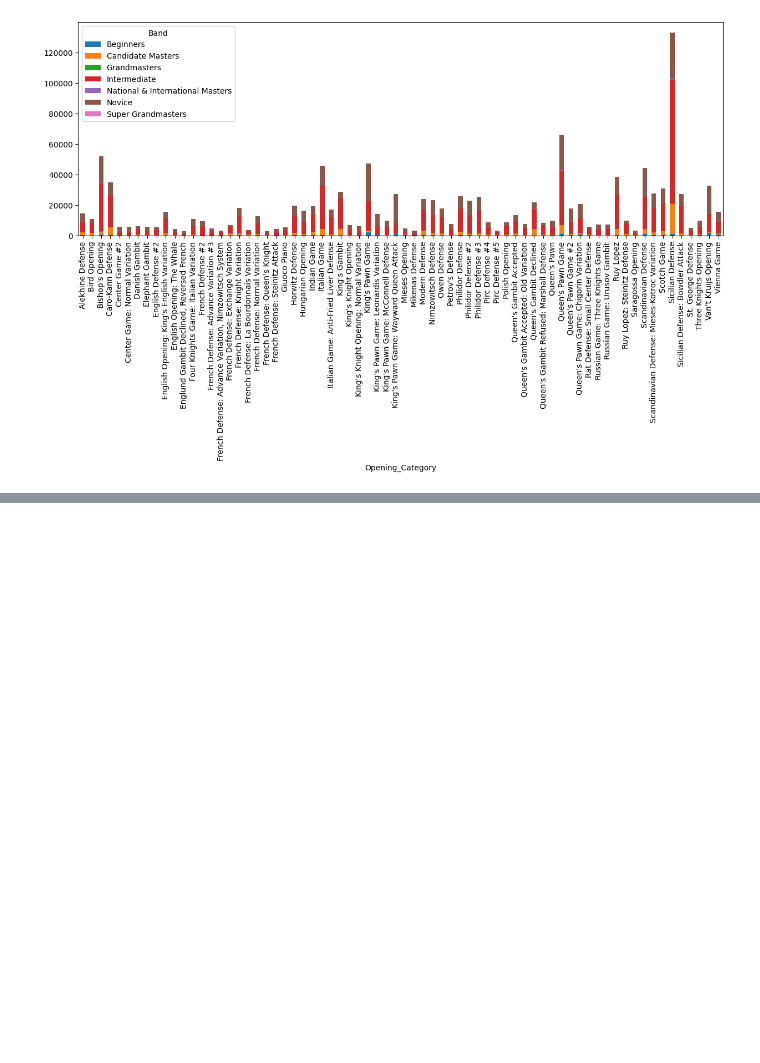
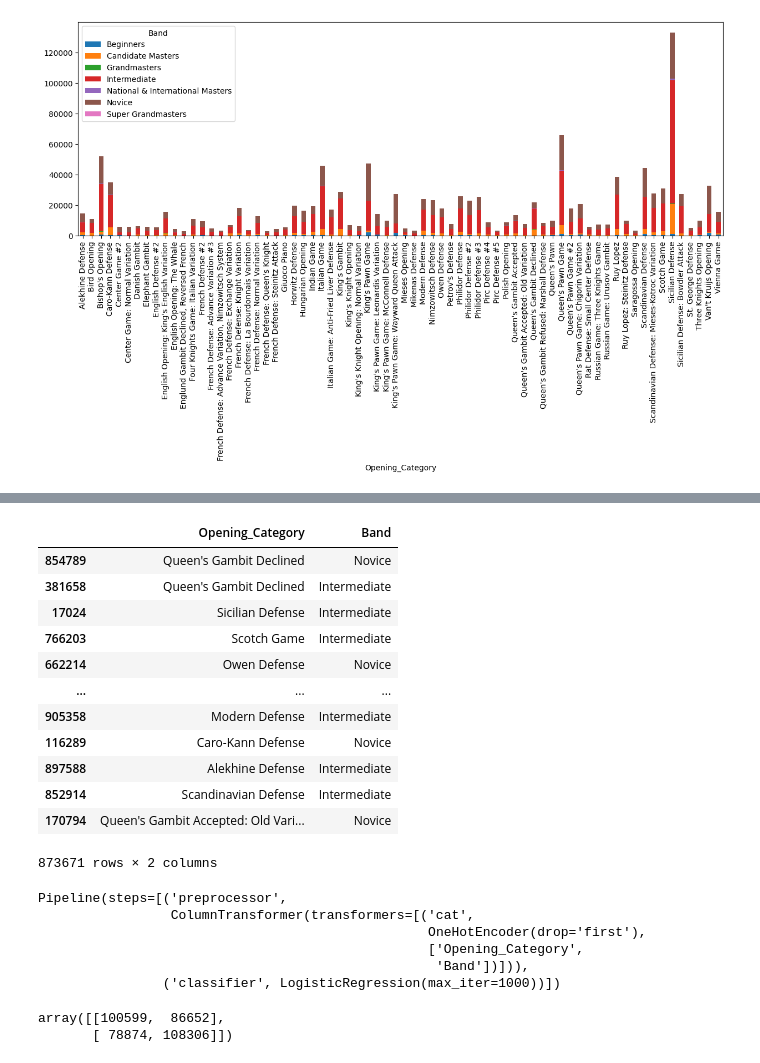
Before and after one commit to husnainn22/Chess-opening-analysis, a Jupyter notebook: chess.ipynb, the cells around one changed output, grey strips where cells are left out. Cells and saved outputs as stored; diff of their text form; code cells hidden in the pictures; blank space fills up the shorter version.

```diff
--- a/chess.ipynb
+++ b/chess.ipynb
@@ -408,0 +496,22 @@ y = final_df['output']  # 1 if White wins, 0 if not
+# %%
+X_train, X_test, y_train, y_test = train_test_split(
+    X, y,
+    test_size=0.3,
+    random_state=42,
+    stratify=y
+)
+X_train
+# %% [output]
+|  | Opening_Category | Band |
+| 854789 | Queen's Gambit Declined | Novice |
+| 381658 | Queen's Gambit Declined | Intermediate |
+| 17024 | Sicilian Defense | Intermediate |
+| 766203 | Scotch Game | Intermediate |
+| 662214 | Owen Defense | Novice |
+| ... | ... | ... |
+| 905358 | Modern Defense | Intermediate |
+| 116289 | Caro-Kann Defense | Novice |
+| 897588 | Alekhine Defense | Intermediate |
+| 852914 | Scandinavian Defense | Intermediate |
+| 170794 | Queen's Gambit Accepted: Old Vari... | Novice |
+873671 rows × 2 columns
@@ -408,0 +528,9 @@ y = final_df['output']  # 1 if White wins, 0 if not
+# %%
+log_reg.fit(X_train, y_train)
+# %% [output]
+Pipeline(steps=[('preprocessor',
+                 ColumnTransformer(transformers=[('cat',
+                                                  OneHotEncoder(drop='first'),
+                                                  ['Opening_Category',
+                                                   'Band'])])),
+                ('classifier', LogisticRegression(max_iter=1000))])
@@ -408,0 +540,6 @@ y = final_df['output']  # 1 if White wins, 0 if not
+# %%
+from sklearn.metrics import confusion_matrix
+confusion_matrix(y_test, y_pred)
+# %% [output]
+array([[100599,  86652],
+       [ 78874, 108306]])
```
Also changed, not shown: parts of 17 cells of this notebook.
